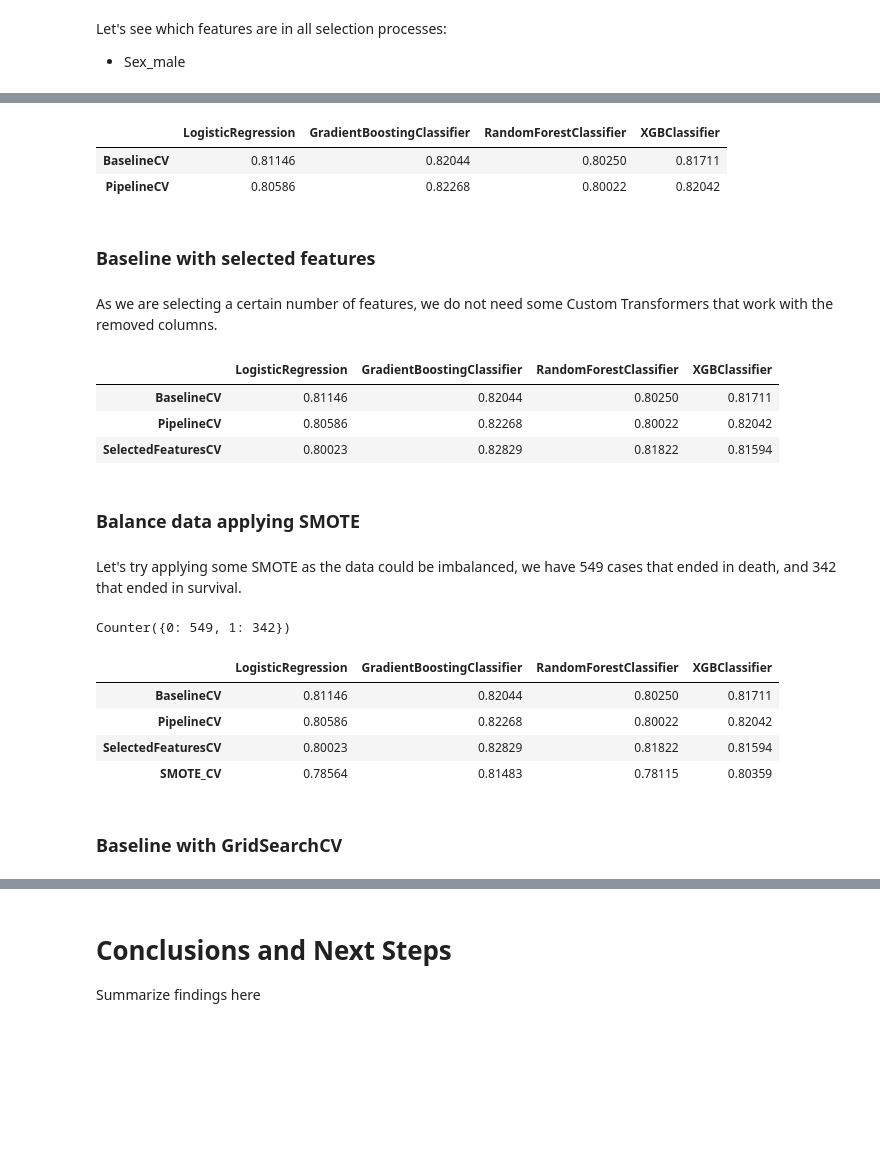
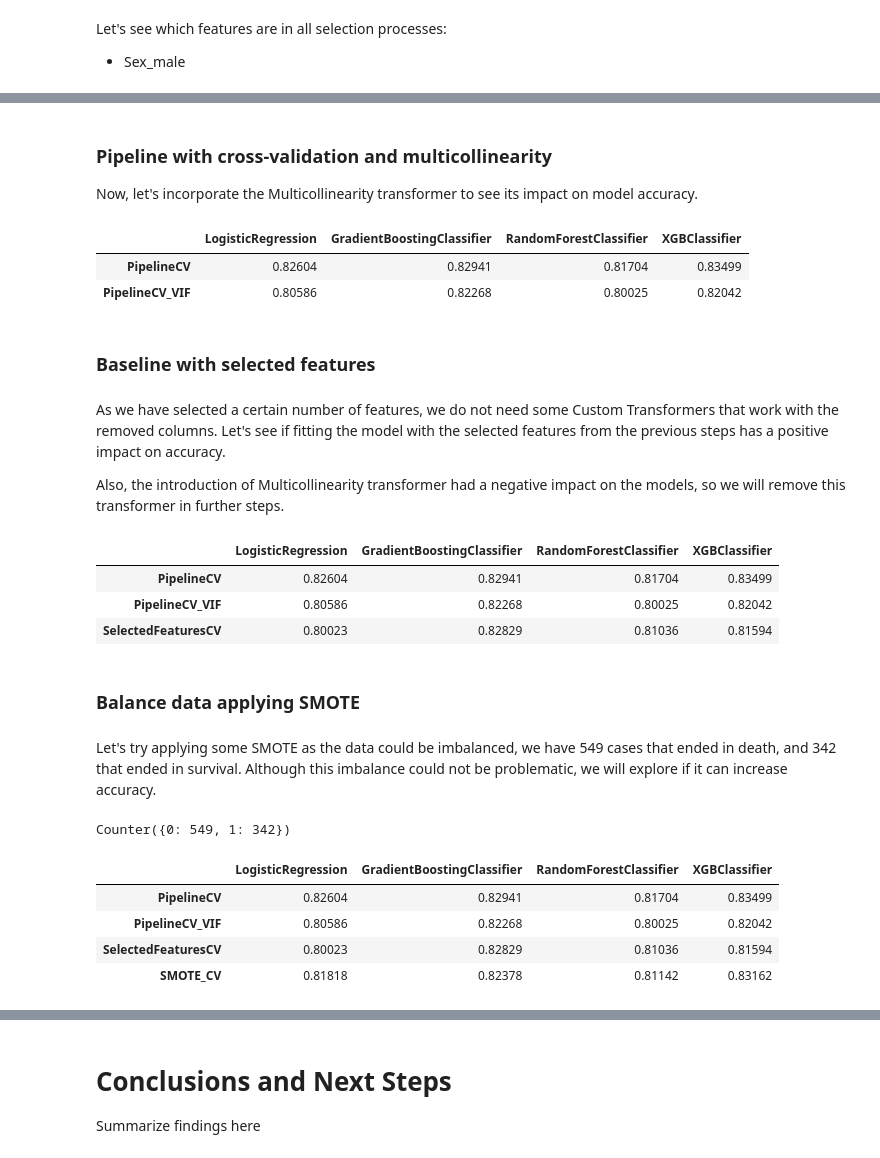
Before and after one commit to sbmoyano/data_science_projects, a Jupyter notebook: kaggle_titanic_competition/kaggle_titanic_competition_classification.ipynb, the cells around one changed output, grey strips where cells are left out. Saved outputs shown, nothing was run; the diff lists cells and outputs as text; code cells hidden in the pictures; blank space fills up the shorter version.

```diff
--- a/kaggle_titanic_competition/kaggle_titanic_competition_classification.ipynb
+++ b/kaggle_titanic_competition/kaggle_titanic_competition_classification.ipynb
@@ -1196,6 +1218,6 @@ feat_importances.plot(kind='bar', figsize=(7, 5))
 sns.despine()
 
 print('First seven most important features:', most_important_features)
-most_important_features_clean = ['Sex', 'Age', 'Fare', 'Pclass', 'SibSp']
+most_important_features = ['Sex', 'Age', 'Fare', 'Pclass', 'SibSp']
 # %% [output]
 First seven most important features: ['Sex_male', 'Age', 'Fare', 'Pclass_ThirdClass', 'Passengers_Cabin', 'Passengers_Ticket', 'SibSp']
@@ -1273,7 +1265,7 @@ selected_features
 #### Mutual Info Classification
 # %%
 sel_mi = SelectKBest(mutual_info_classif, k=7)
-X_train = sel_mi.fit_transform(X_train_transf, y_train)
+sel_mi.fit_transform(X_train_transf, y_train)
 
 sel_mi = pd.DataFrame(data={'Feature_MIC': X_train_transf.columns.to_list(),
                             'Support': sel_mi.get_support(),
@@ -1309,6 +1358,8 @@ selected_features.sort_values(by=['RFE_RFC', 'RFE_LR', 'FClass', 'MIC'], axis=0)
+# %% [markdown]
+### Pipeline with cross-validation and multicollinearity
+
+Now, let's incorporate the Multicollinearity transformer to see its impact on model accuracy.
 # %%
-kfold = StratifiedKFold(n_splits=5, shuffle=False)
-
 lr_pipeline = Pipeline([('age_imputer', AgeImputer()),
                         ('cabin_deck_section_transf', CabinDeckSectionUnspecified()),
                         ('most_common_deck_section', MostCommonDeckSectionImputer()),
@@ -1369,47 +1420,45 @@ scores = [lr_cross_val_scores.mean().round(5),
           rfc_cross_val_scores.mean().round(5),
           xgb_cross_val_scores.mean().round(5)]
 
-models_acc.loc['PipelineCV'] = scores
+models_acc.loc['PipelineCV_VIF'] = scores
 models_acc
 # %% [output]
 |  | LogisticRegression | GradientBoostingClassifier | RandomForestClassifier | XGBClassifier |
-| BaselineCV | 0.81146 | 0.82044 | 0.80250 | 0.81711 |
-| PipelineCV | 0.80586 | 0.82268 | 0.80022 | 0.82042 |
+| PipelineCV | 0.82604 | 0.82941 | 0.81704 | 0.83499 |
+| PipelineCV_VIF | 0.80586 | 0.82268 | 0.80025 | 0.82042 |
 # %% [markdown]
 ### Baseline with selected features
 # %% [markdown]
-As we are selecting a certain number of features, we do not need some Custom Transformers that work with the removed columns.
+As we have selected a certain number of features, we do not need some Custom Transformers that work with the removed columns. Let's see if fitting the model with the selected features from the previous steps has a positive impact on accuracy.
+
+Also, the introduction of Multicollinearity transformer had a negative impact on the models, so we will remove this transformer in further steps.
 # %%
 lr_pipeline = Pipeline([('age_imputer', AgeImputer()),
                         ('dummy', DummyCustom()),
-                        ('vif', MulticollinearityVIF(except_cats=[])),
                         ('scaler', CustomStandardizer()),
                         ('lr_model', LogisticRegression())])
 
 xgb_pipeline = Pipeline([('age_imputer', AgeImputer()),
                         ('dummy', DummyCustom()),
-                        ('vif', MulticollinearityVIF(except_cats=[])),
                         ('scaler', CustomStandardizer()),
                         ('xgb_model', xgb.XGBClassifier())])
 
 rfc_pipeline = Pipeline([('age_imputer', AgeImputer()),
                         ('dummy', DummyCustom()),
-                        ('vif', MulticollinearityVIF(except_cats=[])),
                         ('scaler', CustomStandardizer()),
                         ('rcf_model', RandomForestClassifier())])
 
 gbc_pipeline = Pipeline([('age_imputer', AgeImputer()),
                         ('dummy', DummyCustom()),
-                        ('vif', MulticollinearityVIF(except_cats=[])),
                         ('scaler', CustomStandardizer()),
                         ('gbc_model', GradientBoostingClassifier())])
 
 
 # compute accuracy score for each model using the transformed data
-lr_cross_val_scores = cross_val_score(estimator=lr_pipeline, X=X_train[most_important_features_clean], y=y_train, scoring='accuracy', cv=kfold)
-xgb_cross_val_scores = cross_val_score(estimator=xgb_pipeline, X=X_train[most_important_features_clean], y=y_train, scoring='accuracy', cv=kfold)
-rfc_cross_val_scores = cross_val_score(estimator=rfc_pipeline, X=X_train[most_important_features_clean], y=y_train, scoring='accuracy', cv=kfold)
-gbc_cross_val_scores = cross_val_score(estimator=gbc_pipeline, X=X_train[most_important_features_clean], y=y_train, scoring='accuracy', cv=kfold)
+lr_cross_val_scores = cross_val_score(estimator=lr_pipeline, X=X_train[most_important_features], y=y_train, scoring='accuracy', cv=kfold)
+xgb_cross_val_scores = cross_val_score(estimator=xgb_pipeline, X=X_train[most_important_features], y=y_train, scoring='accuracy', cv=kfold)
+rfc_cross_val_scores = cross_val_score(estimator=rfc_pipeline, X=X_train[most_important_features], y=y_train, scoring='accuracy', cv=kfold)
+gbc_cross_val_scores = cross_val_score(estimator=gbc_pipeline, X=X_train[most_important_features], y=y_train, scoring='accuracy', cv=kfold)
 
 scores = [lr_cross_val_scores.mean().round(5),
           gbc_cross_val_scores.mean().round(5),
@@ -1420,13 +1469,13 @@ models_acc.loc['SelectedFeaturesCV'] = scores
 models_acc
 # %% [output]
 |  | LogisticRegression | GradientBoostingClassifier | RandomForestClassifier | XGBClassifier |
-| BaselineCV | 0.81146 | 0.82044 | 0.80250 | 0.81711 |
-| PipelineCV | 0.80586 | 0.82268 | 0.80022 | 0.82042 |
-| SelectedFeaturesCV | 0.80023 | 0.82829 | 0.81822 | 0.81594 |
+| PipelineCV | 0.82604 | 0.82941 | 0.81704 | 0.83499 |
+| PipelineCV_VIF | 0.80586 | 0.82268 | 0.80025 | 0.82042 |
+| SelectedFeaturesCV | 0.80023 | 0.82829 | 0.81036 | 0.81594 |
 # %% [markdown]
 ### Balance data applying SMOTE
 # %% [markdown]
-Let's try applying some SMOTE as the data could be imbalanced, we have 549 cases that ended in death, and 342 that ended in survival.
+Let's try applying some SMOTE as the data could be imbalanced, we have 549 cases that ended in death, and 342 that ended in survival. Although this imbalance could not be problematic, we will explore if it can increase accuracy.
 # %%
 Counter(y_train)
 # %% [output]
@@ -1440,7 +1489,6 @@ lr_imbpipeline = ImbPipeline([('age_imputer', AgeImputer()),
                         ('passenger_cabin_imputer', PassengerCabinImputer()),
                         ('reduce_cat', ReduceCategoricalFeatures(cat_max_num = 100)),
                         ('dummy', DummyCustom()),
-                        ('vif', MulticollinearityVIF(except_cats=[])),
                         ('scaler', CustomStandardizer()),
                         ('smote', SMOTE()),
                         ('lr_model', LogisticRegression())])
@@ -1453,7 +1501,6 @@ xgb_imbpipeline = ImbPipeline([('age_imputer', AgeImputer()),
                         ('passenger_cabin_imputer', PassengerCabinImputer()),
                         ('reduce_cat', ReduceCategoricalFeatures(cat_max_num = 100)),
                         ('dummy', DummyCustom()),
-                        ('vif', MulticollinearityVIF(except_cats=[])),
                         ('scaler', CustomStandardizer()),
                         ('smote', SMOTE()),
                         ('xgb_model', xgb.XGBClassifier())])
@@ -1466,43 +1513,39 @@ rfc_imbpipeline = ImbPipeline([('age_imputer', AgeImputer()),
                         ('passenger_cabin_imputer', PassengerCabinImputer()),
                         ('reduce_cat', ReduceCategoricalFeatures(cat_max_num = 100)),
                         ('dummy', DummyCustom()),
-                        ('vif', MulticollinearityVIF(except_cats=[])),
                         ('scaler', CustomStandardizer()),
                         ('smote', SMOTE()),
                         ('rcf_model', RandomForestClassifier())])
 
 gbc_imbpipeline = ImbPipeline([('age_imputer', AgeImputer()),
                         ('cabin_deck_section_transf', CabinDeckSectionUnspecified()),
                         ('most_common_deck_section', MostCommonDeckSectionImputer()),
                         ('ticket_title', TicketTitle()),
                         ('passenger_by_ticket_cabin', PassengersbyTicketCabin()),
                         ('passenger_cabin_imputer', PassengerCabinImputer()),
                         ('reduce_cat', ReduceCategoricalFeatures(cat_max_num = 100)),
                         ('dummy', DummyCustom()),
-                        ('vif', MulticollinearityVIF(except_cats=[])),
                         ('scaler', CustomStandardizer()),
                         ('smote', SMOTE()),
                         ('gbc_model', GradientBoostingClassifier())])
 
 
 # compute accuracy score for each model using the transformed data
 lr_cross_val_scores = cross_val_score(estimator=lr_imbpipeline, X=X_train, y=y_train, scoring='accuracy', cv=kfold)
 xgb_cross_val_scores = cross_val_score(estimator=xgb_imbpipeline, X=X_train, y=y_train, scoring='accuracy', cv=kfold)
 rfc_cross_val_scores = cross_val_score(estimator=rfc_imbpipeline, X=X_train, y=y_train, scoring='accuracy', cv=kfold)
 gbc_cross_val_scores = cross_val_score(estimator=gbc_imbpipeline, X=X_train, y=y_train, scoring='accuracy', cv=kfold)
 
 scores = [lr_cross_val_scores.mean().round(5),
           gbc_cross_val_scores.mean().round(5),
           rfc_cross_val_scores.mean().round(5),
           xgb_cross_val_scores.mean().round(5)]
 
 models_acc.loc['SMOTE_CV'] = scores
 models_acc
 # %% [output]
 |  | LogisticRegression | GradientBoostingClassifier | RandomForestClassifier | XGBClassifier |
-| BaselineCV | 0.81146 | 0.82044 | 0.80250 | 0.81711 |
-| PipelineCV | 0.80586 | 0.82268 | 0.80022 | 0.82042 |
-| SelectedFeaturesCV | 0.80023 | 0.82829 | 0.81822 | 0.81594 |
-| SMOTE_CV | 0.78564 | 0.81483 | 0.78115 | 0.80359 |
+| PipelineCV | 0.82604 | 0.82941 | 0.81704 | 0.83499 |
+| PipelineCV_VIF | 0.80586 | 0.82268 | 0.80025 | 0.82042 |
+| SelectedFeaturesCV | 0.80023 | 0.82829 | 0.81036 | 0.81594 |
+| SMOTE_CV | 0.81818 | 0.82378 | 0.81142 | 0.83162 |
-# %% [markdown]
-### Baseline with GridSearchCV
```
Also changed, not shown: parts of 36 cells of this notebook.
